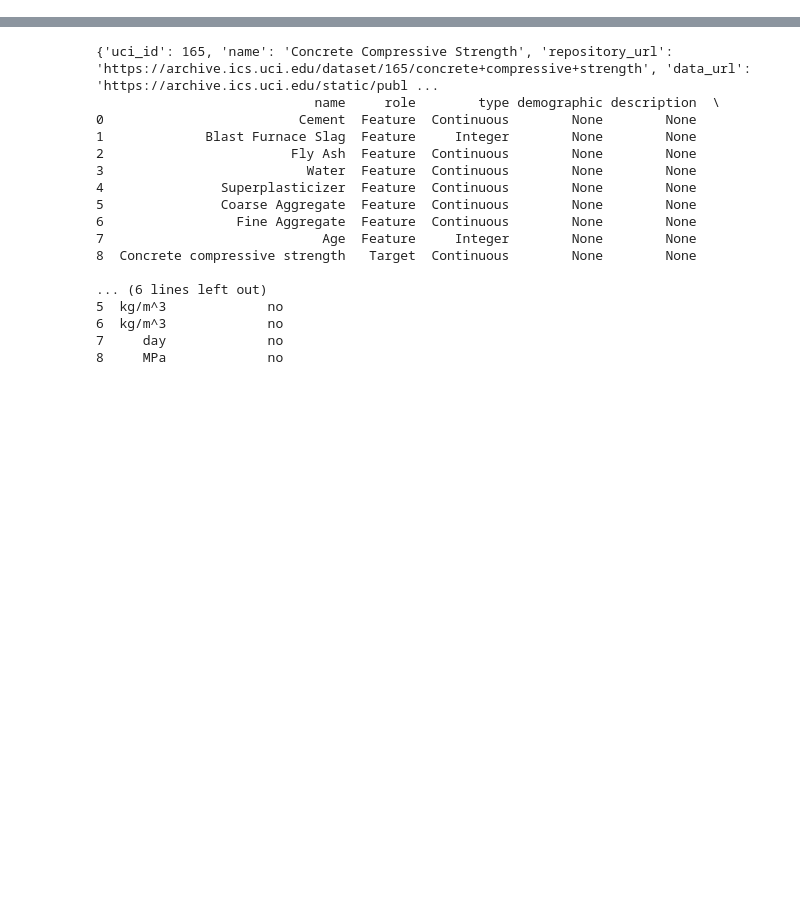
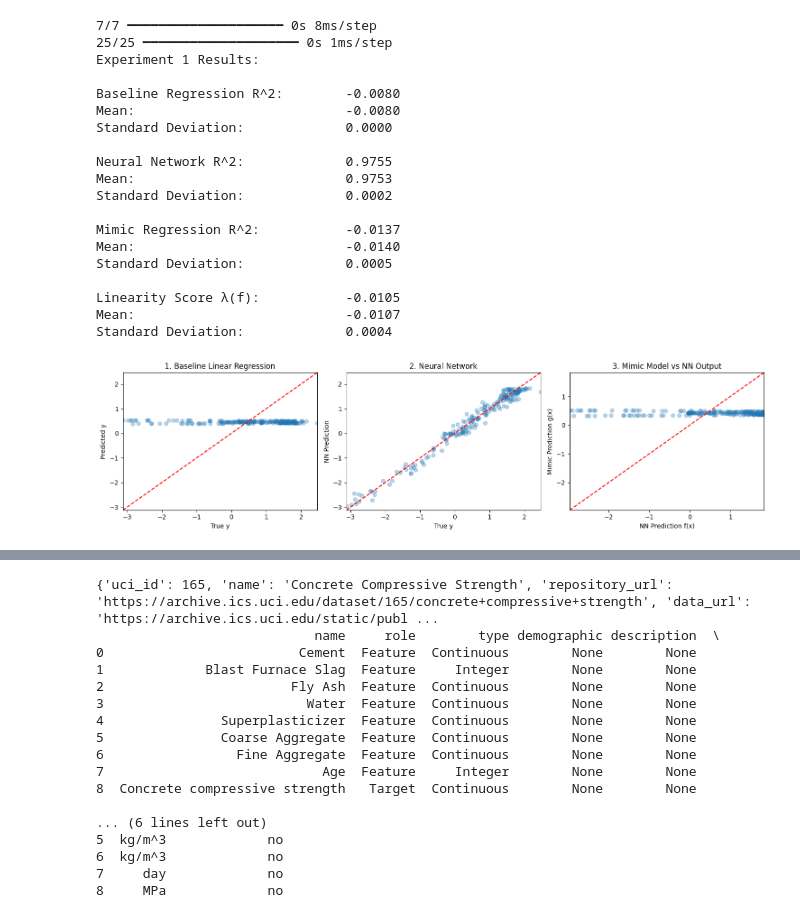
Before and after one commit to jacksoneshbaugh/lambda-linearity-score, a Jupyter notebook: lambda_linearity_score.ipynb, the cells around one changed output, grey strips where cells are left out. Cells and saved outputs as stored; diff of their text form; code cells hidden in the pictures; blank space fills up the shorter version.

```diff
--- a/lambda_linearity_score.ipynb
+++ b/lambda_linearity_score.ipynb
@@ -312,0 +101,13 @@ Requirement already satisfied: six>=1.5 in /usr/local/lib/python3.11/dist-packag
+# %%
+def lambda_score(f_preds: np.ndarray, g_preds: np.ndarray) -> float:
+    """
+    Computes λ(f, g) = R²(f(x), g(x)), i.e., how well g mimics f.
+
+    Parameters:
+    - f_preds: predictions from the neural network (f(x))
+    - g_preds: predictions from the mimic linear model (g(x))
+
+    Returns:
+    - λ score (float): R^2 score between f_preds and g_preds
+    """
+    return r2_score(f_preds, g_preds)
@@ -312,0 +266,46 @@ Requirement already satisfied: six>=1.5 in /usr/local/lib/python3.11/dist-packag
+# %%
+### Train/test split ###
+X_train, X_test, y_train, y_test = train_test_split(X, y, test_size=0.2, random_state=42)
+
+### Standardize features ###
+scaler = StandardScaler()
+X_train_scaled = scaler.fit_transform(X_train)
+X_test_scaled = scaler.transform(X_test)
+
+### Build network builder ###
+def build_network():
+    input_dim = X_train_scaled.shape[1]
+    nn_model = Sequential([
+        Dense(64, activation="relu", input_shape=(input_dim,)),
+        Dense(64, activation="relu"),
+        Dense(1, activation="linear")
+    ])
+    nn_model.compile(optimizer=Adam(learning_rate=0.001), loss="mse")
+    return nn_model
+
+### Run Experiment ###
+results = run_experiment(X_train_scaled, y_train, X_test_scaled, y_test, build_network, n=5)
+
+### Print Results ###
+print("Experiment 1 Results:\n")
+
+print(f"Baseline Regression R^2:        {results['baseline_scores'][0]:.4f}")
+print(f"Mean:                           {results['baseline_mean']:.4f}")
+print(f"Standard Deviation:             {results['baseline_sd']:.4f}\n")
+
+print(f"Neural Network R^2:             {results['nn_scores'][0]:.4f}")
+print(f"Mean:                           {results['nn_mean']:.4f}")
+print(f"Standard Deviation:             {results['nn_sd']:.4f}\n")
+
+print(f"Mimic Regression R^2:           {results['mimic_scores'][0]:.4f}")
+print(f"Mean:                           {results['mimic_mean']:.4f}")
+print(f"Standard Deviation:             {results['mimic_sd']:.4f}\n")
+
+print(f"Linearity Score λ(f):           {results['lambda_scores'][0]:.4f}")
+print(f"Mean:                           {results['lambda_mean']:.4f}")
+print(f"Standard Deviation:             {results['lambda_sd']:.4f}")
+
+### Plot a single run ###
+plot_experiment_run(y_test, results['baseline_test_preds'][0],
+                    results['nn_test_preds'][0], results['mimic_test_preds'][0])
+# %% [output]
@@ -312,0 +320,20 @@ Requirement already satisfied: six>=1.5 in /usr/local/lib/python3.11/dist-packag
+7/7 ━━━━━━━━━━━━━━━━━━━━ 0s 8ms/step
+25/25 ━━━━━━━━━━━━━━━━━━━━ 0s 1ms/step
+Experiment 1 Results:
+
+Baseline Regression R^2:        -0.0080
+Mean:                           -0.0080
+Standard Deviation:             0.0000
+
+Neural Network R^2:             0.9755
+Mean:                           0.9753
+Standard Deviation:             0.0002
+
+Mimic Regression R^2:           -0.0137
+Mean:                           -0.0140
+Standard Deviation:             0.0005
+
+Linearity Score λ(f):           -0.0105
+Mean:                           -0.0107
+Standard Deviation:             0.0004
+[figure, added]
```
Also changed, not shown: parts of 39 cells of this notebook.
